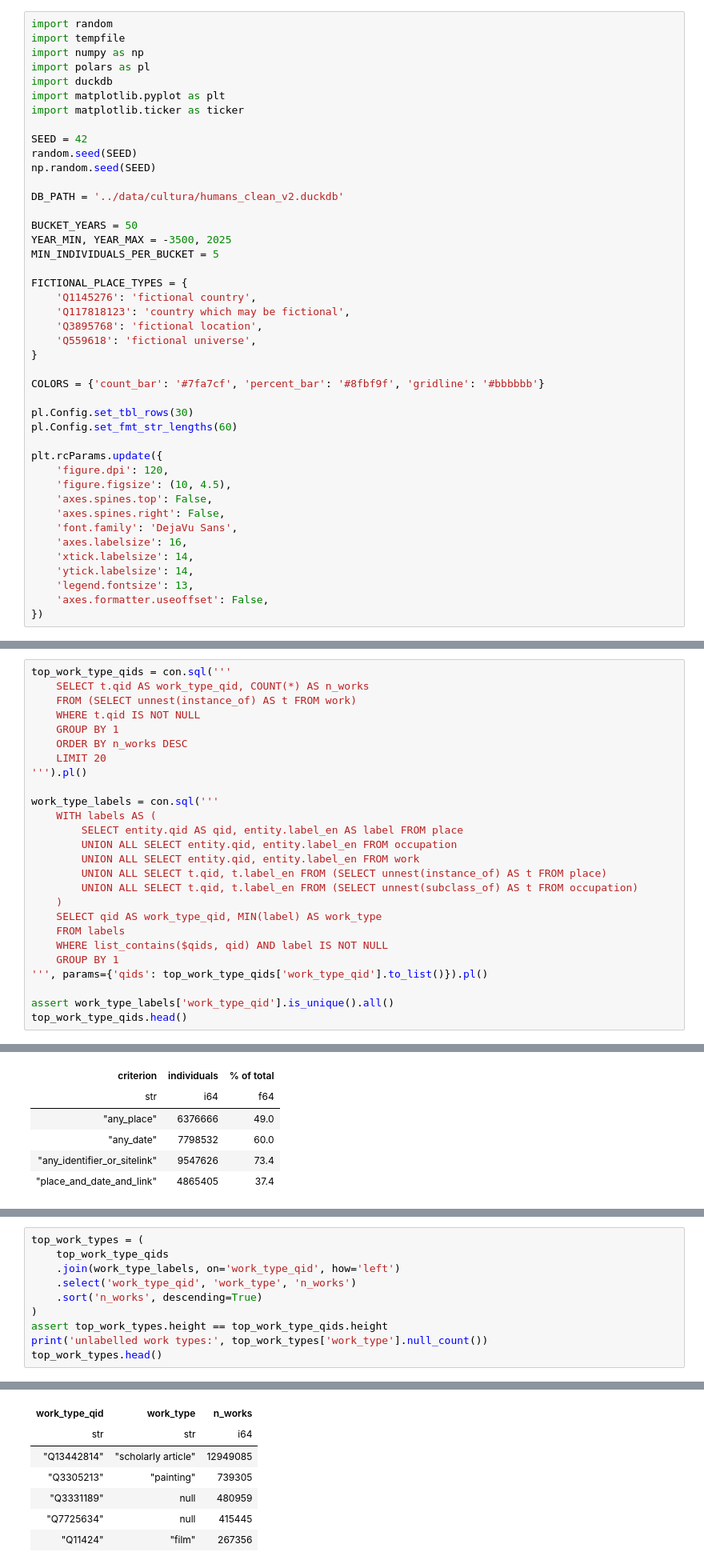
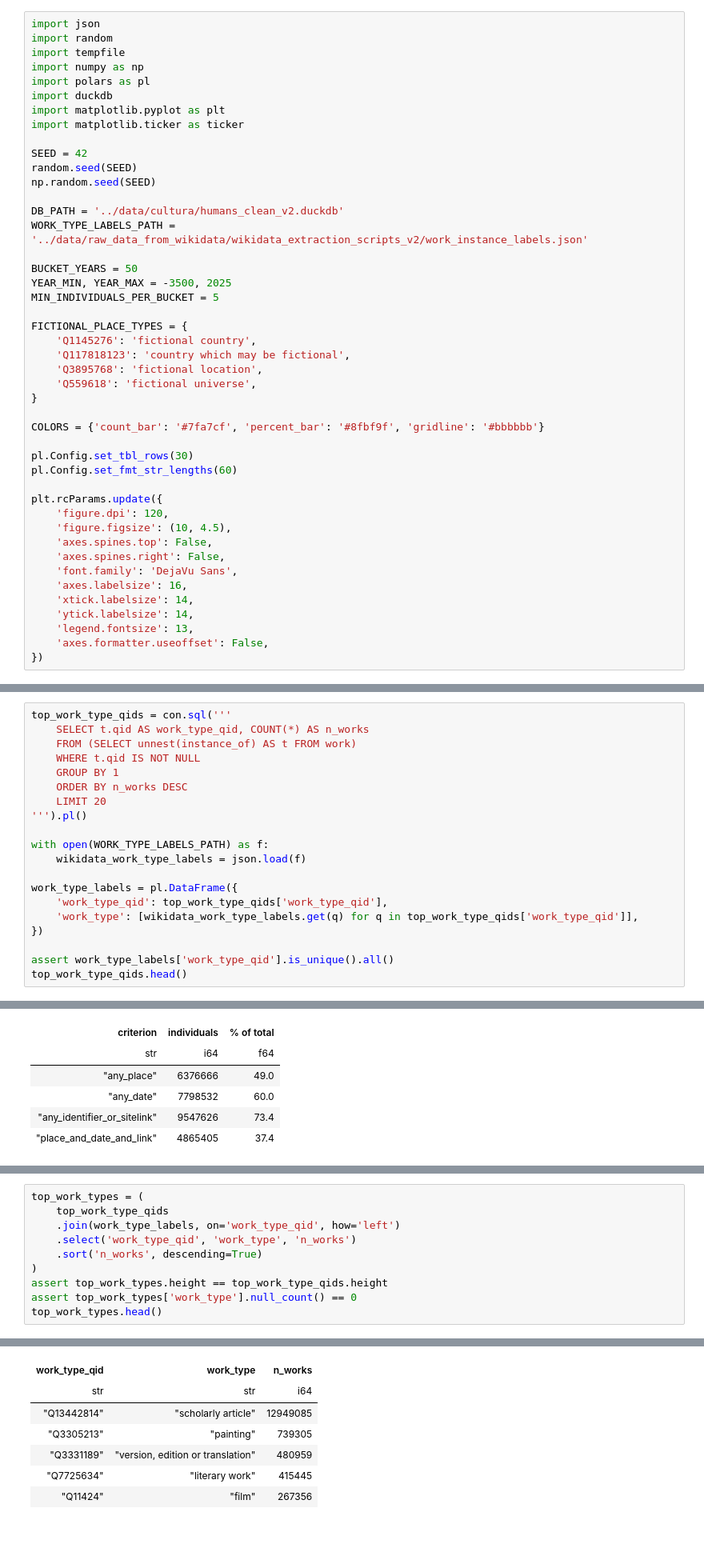
Before and after one commit to charlesdedampierre/cultura_database, a Jupyter notebook: notebooks_new/02_general_stats.ipynb, the cells around one changed output, grey strips where cells are left out. Shown at 80% size. Saved outputs shown, nothing was run; the diff lists cells and outputs as text; blank space fills up the shorter version.

```diff
--- a/notebooks_new/02_general_stats.ipynb
+++ b/notebooks_new/02_general_stats.ipynb
@@ -4,4 +3,5 @@ Table sizes, field coverage, polity coverage over time and the most notable indi
 # %%
+import json
 import random
 import tempfile
 import numpy as np
@@ -15,6 +15,7 @@ random.seed(SEED)
 np.random.seed(SEED)
 
 DB_PATH = '../data/cultura/humans_clean_v2.duckdb'
+WORK_TYPE_LABELS_PATH = '../data/raw_data_from_wikidata/wikidata_extraction_scripts_v2/work_instance_labels.json'
 
 BUCKET_YEARS = 50
 YEAR_MIN, YEAR_MAX = -3500, 2025
@@ -194,19 +192,13 @@ top_work_type_qids = con.sql('''
     LIMIT 20
 ''').pl()
 
-work_type_labels = con.sql('''
-    WITH labels AS (
-        SELECT entity.qid AS qid, entity.label_en AS label FROM place
-        UNION ALL SELECT entity.qid, entity.label_en FROM occupation
-        UNION ALL SELECT entity.qid, entity.label_en FROM work
-        UNION ALL SELECT t.qid, t.label_en FROM (SELECT unnest(instance_of) AS t FROM place)
-        UNION ALL SELECT t.qid, t.label_en FROM (SELECT unnest(subclass_of) AS t FROM occupation)
-    )
-    SELECT qid AS work_type_qid, MIN(label) AS work_type
-    FROM labels
-    WHERE list_contains($qids, qid) AND label IS NOT NULL
-    GROUP BY 1
-''', params={'qids': top_work_type_qids['work_type_qid'].to_list()}).pl()
+with open(WORK_TYPE_LABELS_PATH) as f:
+    wikidata_work_type_labels = json.load(f)
+
+work_type_labels = pl.DataFrame({
+    'work_type_qid': top_work_type_qids['work_type_qid'],
+    'work_type': [wikidata_work_type_labels.get(q) for q in top_work_type_qids['work_type_qid']],
+})
 
 assert work_type_labels['work_type_qid'].is_unique().all()
 top_work_type_qids.head()
@@ -381,6 +373,6 @@ top_work_types = (
     .sort('n_works', descending=True)
 )
 assert top_work_types.height == top_work_type_qids.height
-print('unlabelled work types:', top_work_types['work_type'].null_count())
+assert top_work_types['work_type'].null_count() == 0
 top_work_types.head()
 # %% [output]
@@ -389,8 +380,8 @@ shape: (5, 3)
 | work_type_qid | work_type | n_works |
 | str | str | i64 |
 | "Q13442814" | "scholarly article" | 12949085 |
 | "Q3305213" | "painting" | 739305 |
-| "Q3331189" | null | 480959 |
-| "Q7725634" | null | 415445 |
+| "Q3331189" | "version, edition or translation" | 480959 |
+| "Q7725634" | "literary work" | 415445 |
 | "Q11424" | "film" | 267356 |
 # %% [markdown]
```
Also changed, not shown: parts of 20 cells of this notebook.
